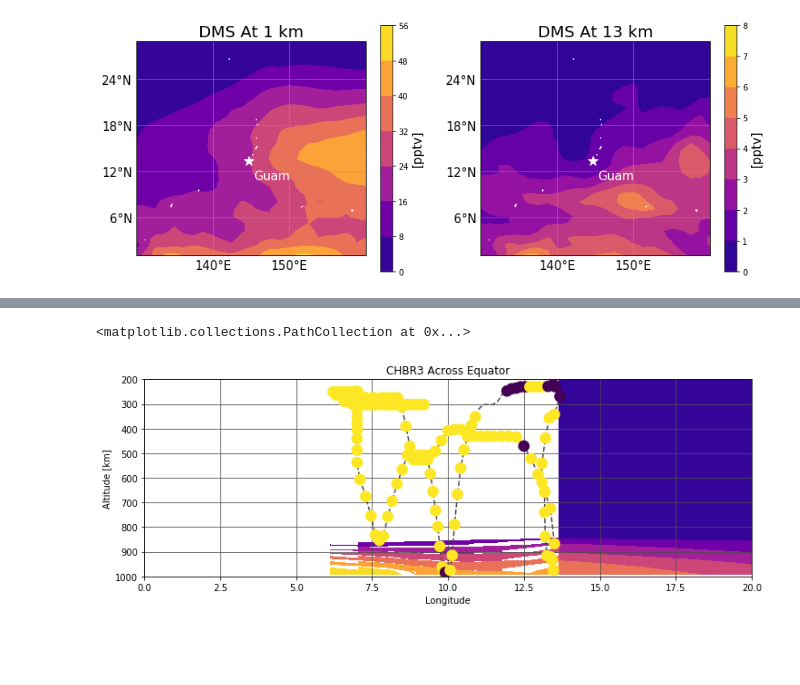
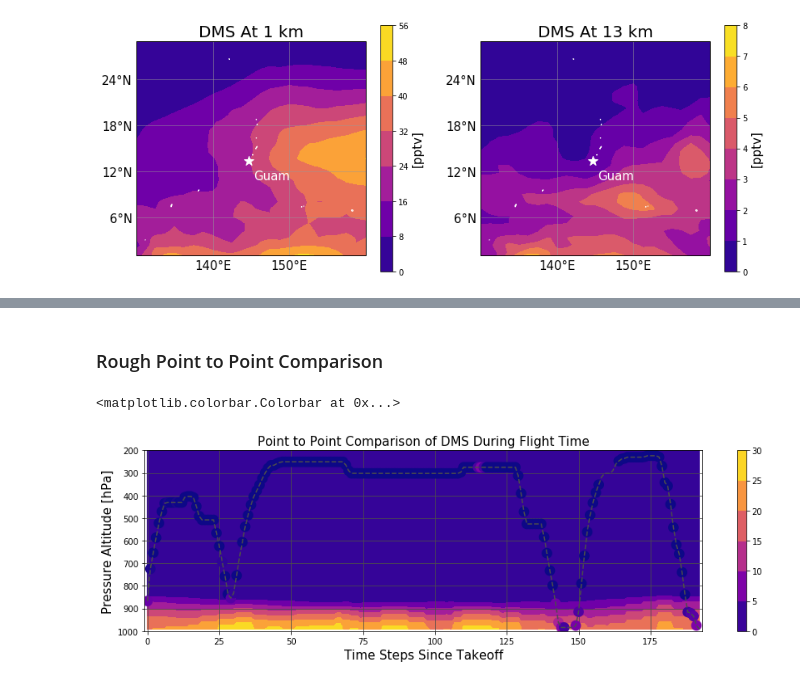
Before and after one commit to schelpon/final_project, a Jupyter notebook: final_project.ipynb, the cells around one changed output, grey strips where cells are left out. Cells and saved outputs as stored; diff of their text form; code cells hidden in the pictures; blank space fills up the shorter version.

```diff
--- a/final_project.ipynb
+++ b/final_project.ipynb
@@ -96,7 +87,7 @@ myurl_start = 'https://docs.google.com/uc?export=download&id='
 /bin/sh: wget: command not found
 # %%
 cam = xr.open_dataset('camchem_file')
-cam = cam[['DMS', 'CHBR3', 'NO2']]*(1e12)
+cam = cam[['DMS', 'CHBR3']]*(1e12)
 cam
 # %% [output]
 <xarray.Dataset>
@@ -523,0 +519,2 @@ Data variables:
+# %% [markdown]
+### Rough Point to Point Comparison
@@ -524,26 +539,36 @@ Data variables:
 # %%
-# get toga pressure
-# and km to hpa
+# convert toga height in meters to pressure
 toga_hpa = []
-for i in toga.GGALT.values:
+for i in toga.GGALT[:-3].values:
     toga_hpa.append(((1000*100)*np.exp(-i/(10*1000)))/100)
 # %%
-# plot camchem
-fig, ax = plt.subplots(figsize=(12, 4))
+# plot camchem - CHBR3
+fig, ax = plt.subplots(figsize=(15, 4))
 
-ax.contourf(cam_points.lat, cam_points.lev, cam_points.DMS, cmap = 'plasma')
-plt.xlabel('Longitude')
-plt.ylabel('Altitude [km]')
-plt.title('CHBR3 Across Equator')
+# limits of colorbar
+cminn = 0
+cmaxx = 30
+
+# contour
+p0 = ax.contourf(time_steps, cam.lev, np.transpose(cam_dms_points), cmap = 'plasma')
+plt.xlabel('Time Steps Since Takeoff', fontsize=15)
+plt.ylabel('Pressure Altitude [hPa]', fontsize=15)
+plt.title('Point to Point Comparison of DMS During Flight Time', fontsize=15)
 plt.grid(which='major', linestyle='-', color = '0.3')
 
 ax.set_ylim([1000, 200])
-ax.set_xlim([0, 20])
+ax.set_xlim([-1, len(time_steps)])
 
 # add toga
-ax.plot(toga.GGLAT, toga_hpa, linestyle = '--', color = '0.3', zorder = 2)
-ax.scatter(toga.GGLAT, toga_hpa, c = toga.Bromoform,
-            marker='o', s=75, linewidths=4, zorder = 3)
+ax.plot(time_steps, toga_hpa, linestyle = '--', color = '0.3', zorder = 3)
+ax.scatter(time_steps, toga_hpa, c = toga.DMS[:-3], cmap = 'plasma',
+            vmin = cminn, vmax = cmaxx, marker='o', s=75, linewidths=4, zorder = 2)
+
+# colorbar
+m = plt.cm.ScalarMappable(cmap='plasma')
+m.set_array(cam_dms_points)
+m.set_clim(cminn, cmaxx)
+plt.colorbar(m, boundaries=np.arange(cminn, cmaxx+5, 5))
 # %% [output]
-<matplotlib.collections.PathCollection at 0x...>
+<matplotlib.colorbar.Colorbar at 0x...>
-[figure, old version]
+[figure, new version]
```
Also changed, not shown: parts of 25 cells of this notebook.
